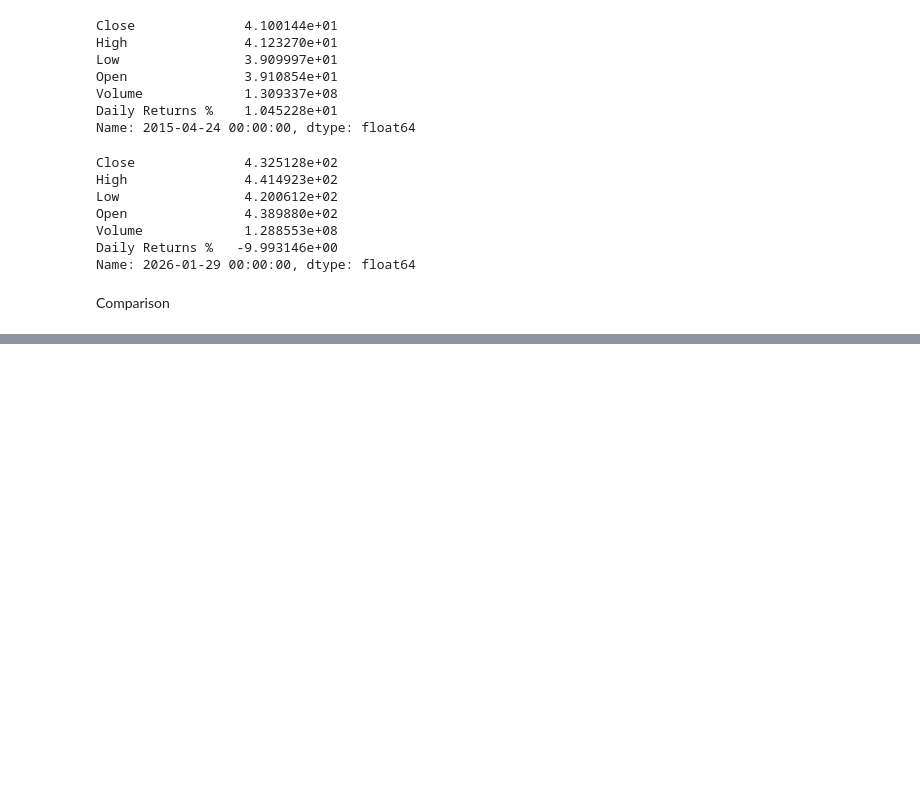
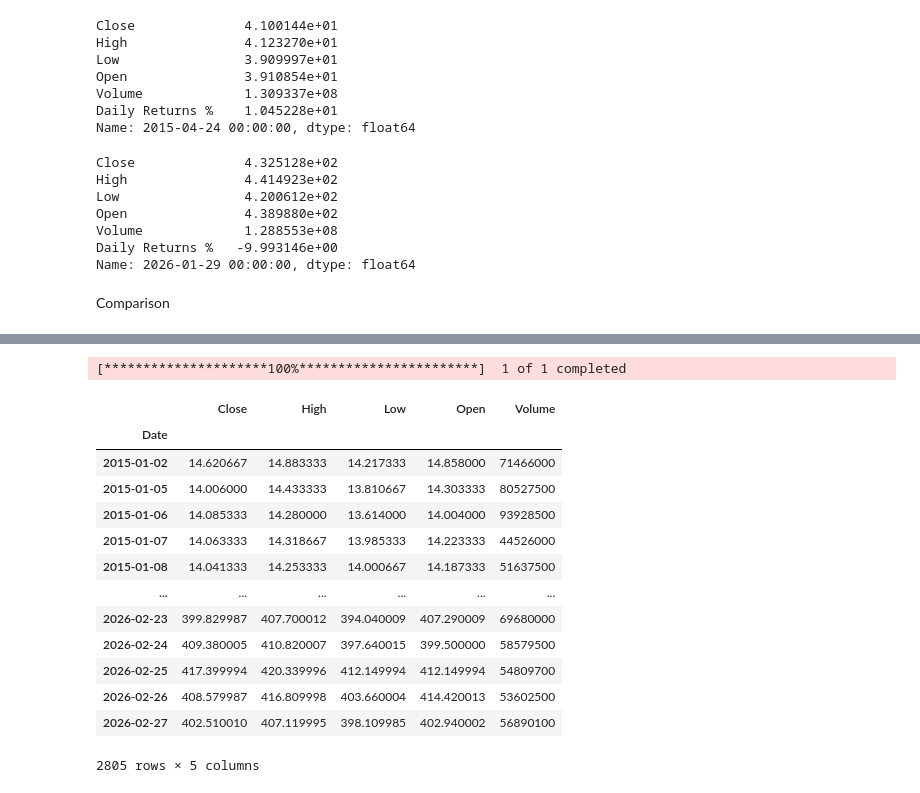
Before and after one commit to Akhil-Ullas/Apple-Stock-Analysis, a Jupyter notebook: msft_main.ipynb, the cells around one changed output, grey strips where cells are left out. Saved outputs shown, nothing was run; the diff lists cells and outputs as text; code cells hidden in the pictures; blank space fills up the shorter version.

```diff
--- a/msft_main.ipynb
+++ b/msft_main.ipynb
@@ -214,0 +272,21 @@ Comparison
+# %%
+# Tesla
+tesla_data=yf.download('TSLA',start='2015-01-01',end='2026-03-01')
+tesla_data.columns=[col[0] for col in tesla_data.columns]
+tesla_data
+# %% [output]
+[*********************100%***********************]  1 of 1 completed
+|  | Close | High | Low | Open | Volume |
+| Date |  |  |  |  |  |
+| 2015-01-02 | 14.620667 | 14.883333 | 14.217333 | 14.858000 | 71466000 |
+| 2015-01-05 | 14.006000 | 14.433333 | 13.810667 | 14.303333 | 80527500 |
+| 2015-01-06 | 14.085333 | 14.280000 | 13.614000 | 14.004000 | 93928500 |
+| 2015-01-07 | 14.063333 | 14.318667 | 13.985333 | 14.223333 | 44526000 |
+| 2015-01-08 | 14.041333 | 14.253333 | 14.000667 | 14.187333 | 51637500 |
+| ... | ... | ... | ... | ... | ... |
+| 2026-02-23 | 399.829987 | 407.700012 | 394.040009 | 407.290009 | 69680000 |
+| 2026-02-24 | 409.380005 | 410.820007 | 397.640015 | 399.500000 | 58579500 |
+| 2026-02-25 | 417.399994 | 420.339996 | 412.149994 | 412.149994 | 54809700 |
+| 2026-02-26 | 408.579987 | 416.809998 | 403.660004 | 414.420013 | 53602500 |
+| 2026-02-27 | 402.510010 | 407.119995 | 398.109985 | 402.940002 | 56890100 |
+2805 rows × 5 columns
```
Also changed, not shown: parts of 19 cells of this notebook.
